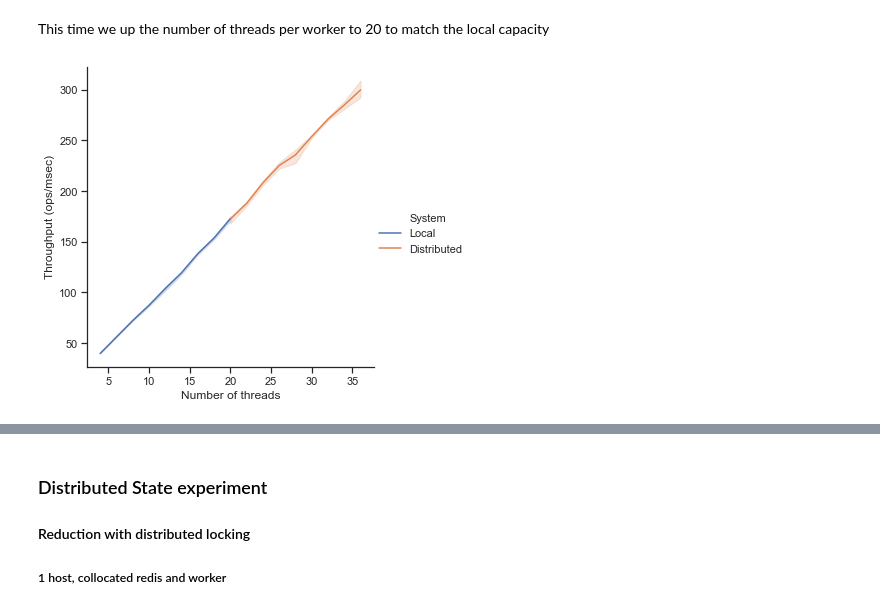
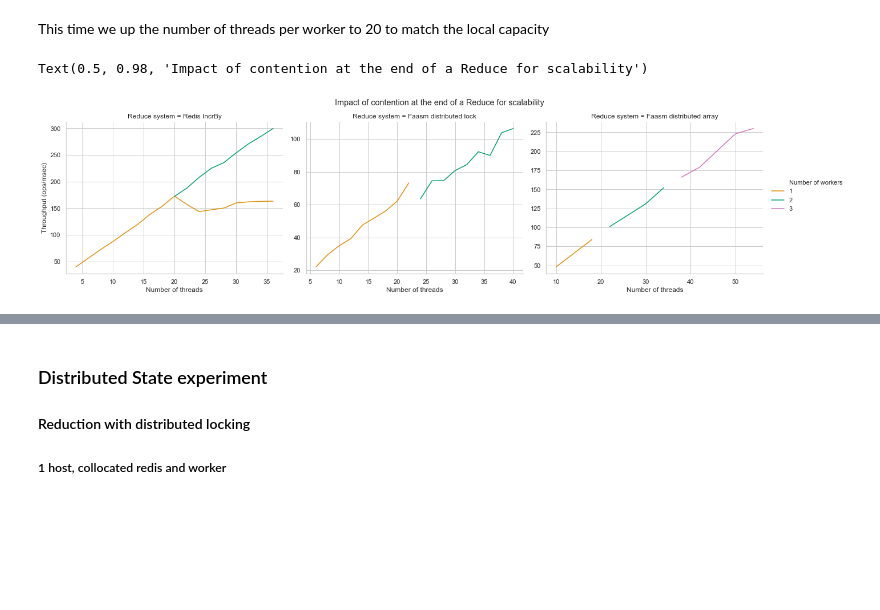
Before and after one commit to mfournial/faasm-benchmarks, a Jupyter notebook: graphs.ipynb, the cells around one changed output, grey strips where cells are left out. Drawn from its saved outputs; the diff is of its cells as text; code cells hidden in the pictures; blank space fills up the shorter version.

```diff
--- a/graphs.ipynb
+++ b/graphs.ipynb
@@ -191,4 +192,28 @@ lin_d2 = d2[(d2[nt] <= 36) & ((d2[st] == local) & (d2[nt] <= 20) | ((d2[st] == d
-# %%
-ax1 = sns.relplot(x=nt, y=ht, hue=st, kind="line", data=lin_d2)
-# %% [output]
-[figure, removed]
+# %%
+lin_d2 = d2.loc[(d2[nt] <= 36) & ((d2[bt] == 1)| ((d2[bt] == 2) & (d2[nt] >= 20) ))].copy()
+lin_d2[rt] = incrby
+
+lin_d22 = pd.read_csv("distributed/40TredlockReduce-merged.csv")
+lin_d22[rt] = redlock
+
+d23 = pd.read_csv('distributed/3M-58T.csv', header=0, names=[nt,lt,bt,tt])
+add_throughput(d23)
+d23.loc[d23[lt] == big, ht] =  d23.loc[d23[lt] == big, ht] // 100
+d23[rt] = faasm_state
+d23.head(1)
+
+d22 = pd.concat([lin_d2, lin_d22, d23[(d23[lt] == big) & (d23[nt] <= 18 * 3)]], sort=True)
+# %%
+ax1 = sns.relplot(x=nt, y=ht, hue=bt, col=rt,
+                  palette=worker_palette,
+                  kind="line",
+                  legend="full",
+                  aspect=1.2,
+                  data=d22,
+                  ci=None, estimator=np.mean,
+                  facet_kws={'sharex':False, 'sharey':False})
+plt.subplots_adjust(top=0.87)
+plt.suptitle("Impact of contention at the end of a Reduce for scalability")
+# %% [output]
+Text(0.5, 0.98, 'Impact of contention at the end of a Reduce for scalability')
+[figure, added]
```
Also changed, not shown: parts of 13 cells of this notebook, 4 other files.
